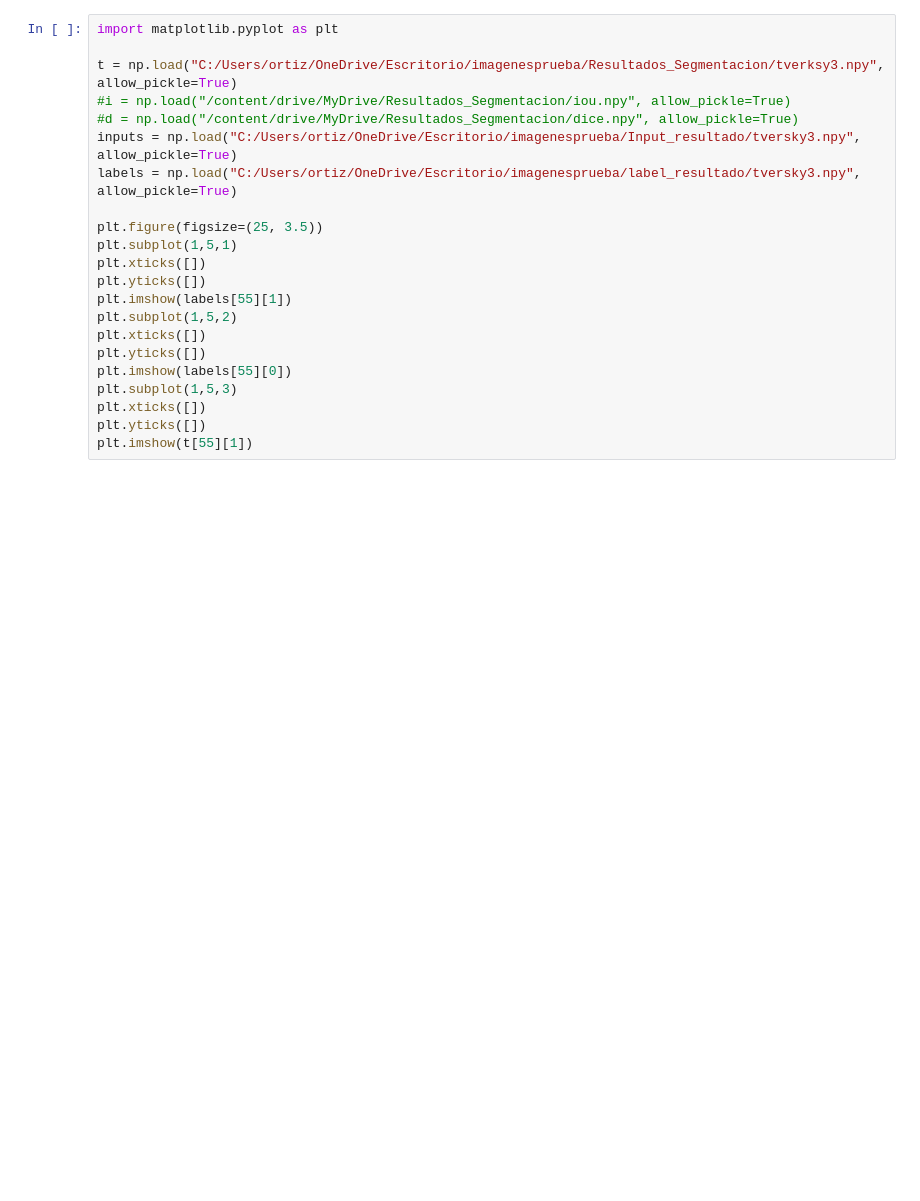
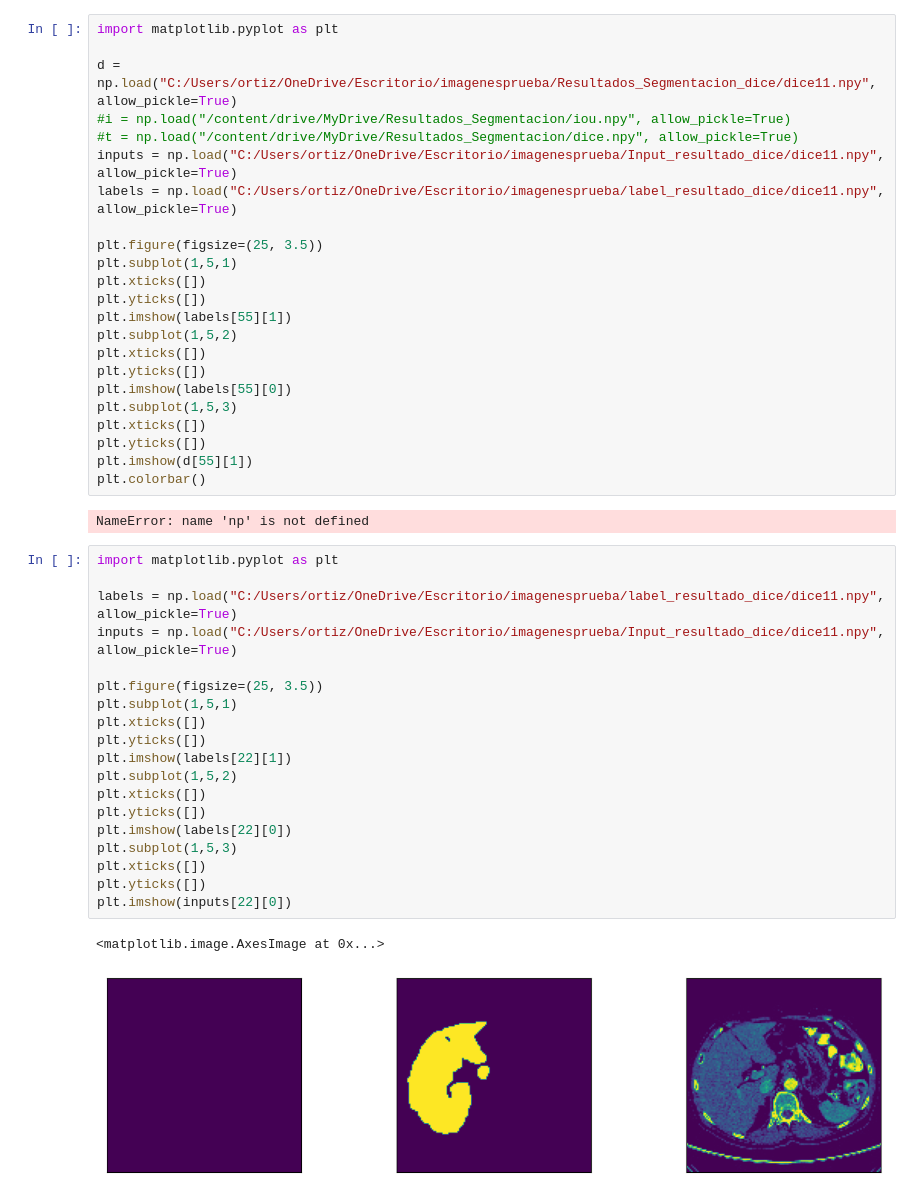
Before and after one commit to KevinOrtizDev/TFT, a Jupyter notebook: src/Trainer/SegmentationTrainer.ipynb, the cells around one changed output. Saved outputs shown, nothing was run; the diff lists cells and outputs as text; blank space fills up the shorter version.

```diff
--- a/src/Trainer/SegmentationTrainer.ipynb
+++ b/src/Trainer/SegmentationTrainer.ipynb
@@ -155,11 +154,11 @@ plt.imshow(t[55][1])
 # %%
 import matplotlib.pyplot as plt
 
-t = np.load("C:/Users/ortiz/OneDrive/Escritorio/imagenesprueba/Resultados_Segmentacion/tverksy3.npy", allow_pickle=True)
+d = np.load("C:/Users/ortiz/OneDrive/Escritorio/imagenesprueba/Resultados_Segmentacion_dice/dice11.npy", allow_pickle=True)
 #i = np.load("/content/drive/MyDrive/Resultados_Segmentacion/iou.npy", allow_pickle=True)
-#d = np.load("/content/drive/MyDrive/Resultados_Segmentacion/dice.npy", allow_pickle=True)
-inputs = np.load("C:/Users/ortiz/OneDrive/Escritorio/imagenesprueba/Input_resultado/tversky3.npy", allow_pickle=True)
-labels = np.load("C:/Users/ortiz/OneDrive/Escritorio/imagenesprueba/label_resultado/tversky3.npy", allow_pickle=True)
+#t = np.load("/content/drive/MyDrive/Resultados_Segmentacion/dice.npy", allow_pickle=True)
+inputs = np.load("C:/Users/ortiz/OneDrive/Escritorio/imagenesprueba/Input_resultado_dice/dice11.npy", allow_pickle=True)
+labels = np.load("C:/Users/ortiz/OneDrive/Escritorio/imagenesprueba/label_resultado_dice/dice11.npy", allow_pickle=True)
 
 plt.figure(figsize=(25, 3.5))
 plt.subplot(1,5,1)
@@ -173,4 +172,29 @@ plt.imshow(labels[55][0])
 plt.subplot(1,5,3)
 plt.xticks([])
 plt.yticks([])
-plt.imshow(t[55][1])
+plt.imshow(d[55][1])
+plt.colorbar()
+# %% [output]
+NameError: name 'np' is not defined
+# %%
+import matplotlib.pyplot as plt
+
+labels = np.load("C:/Users/ortiz/OneDrive/Escritorio/imagenesprueba/label_resultado_dice/dice11.npy", allow_pickle=True)
+inputs = np.load("C:/Users/ortiz/OneDrive/Escritorio/imagenesprueba/Input_resultado_dice/dice11.npy", allow_pickle=True)
+
+plt.figure(figsize=(25, 3.5))
+plt.subplot(1,5,1)
+plt.xticks([])
+plt.yticks([])
+plt.imshow(labels[22][1])
+plt.subplot(1,5,2)
+plt.xticks([])
+plt.yticks([])
+plt.imshow(labels[22][0])
+plt.subplot(1,5,3)
+plt.xticks([])
+plt.yticks([])
+plt.imshow(inputs[22][0])
+# %% [output]
+<matplotlib.image.AxesImage at 0x...>
+[figure, added]
```
Also changed, not shown: parts of 13 cells of this notebook, 3 other files.
